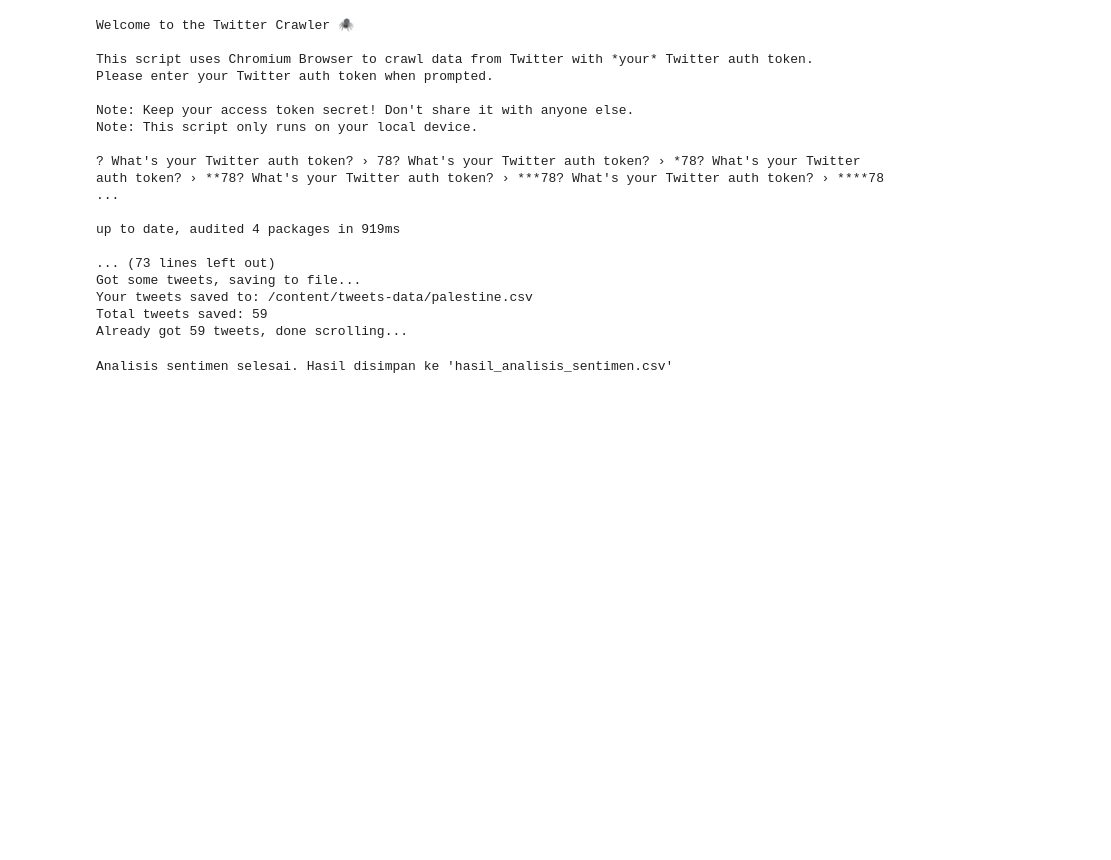
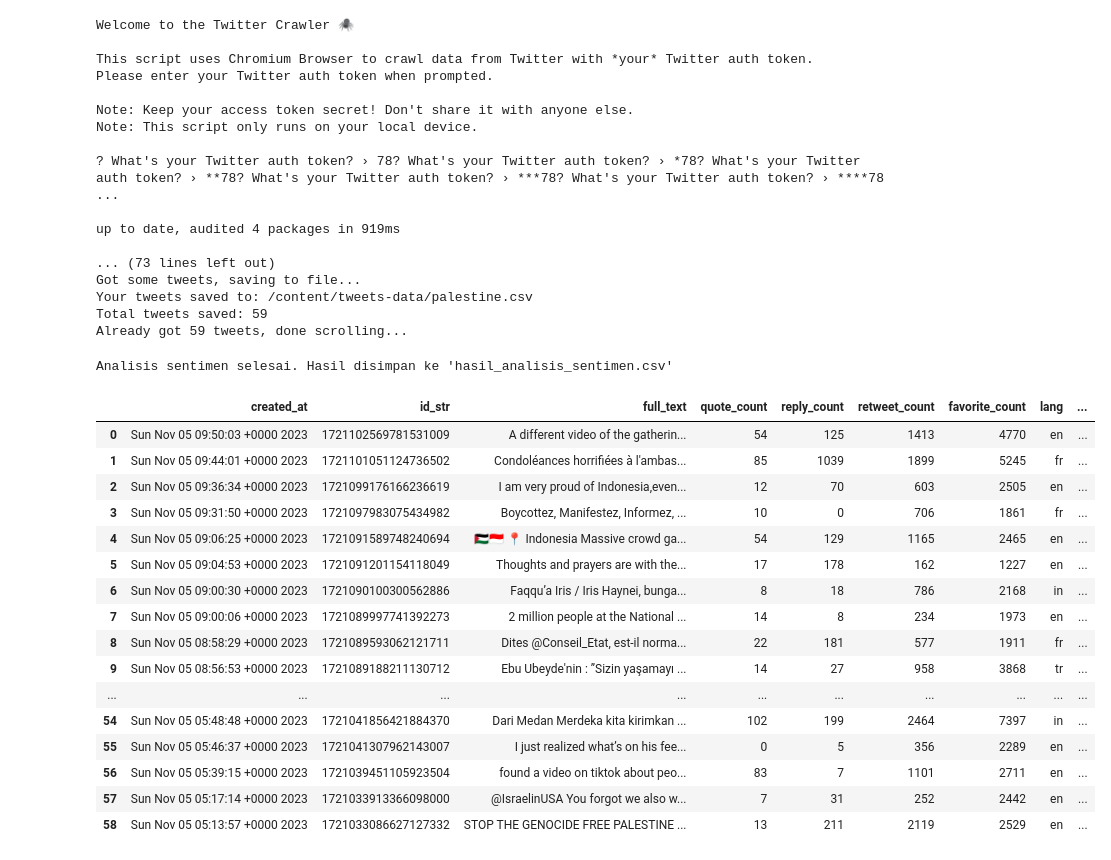
Before and after one commit to pikijhon/Analisys_Big_Data, a Jupyter notebook: TESTING/UJI_COBA_Sentimen_dari_Crawl_data_twitter.ipynb, the cells around one changed output. Drawn from its saved outputs; the diff is of its cells as text; code cells hidden in the pictures; blank space fills up the shorter version.

```diff
--- a/TESTING/UJI_COBA_Sentimen_dari_Crawl_data_twitter.ipynb
+++ b/TESTING/UJI_COBA_Sentimen_dari_Crawl_data_twitter.ipynb
@@ -90,3 +90,23 @@ df.to_csv('hasil_analisis_sentimen.csv', index=False)
 print("Analisis sentimen selesai. Hasil disimpan ke 'hasil_analisis_sentimen.csv'")
 # %% [output]
 Analisis sentimen selesai. Hasil disimpan ke 'hasil_analisis_sentimen.csv'
+# %%
+display(df)
+# %% [output]
+|  | created_at | id_str | full_text | quote_count | reply_count | retweet_count | favorite_count | lang | ... |
+| 0 | Sun Nov 05 09:50:03 +0000 2023 | 1721102569781531009 | A different video of the gatherin... | 54 | 125 | 1413 | 4770 | en | ... |
+| 1 | Sun Nov 05 09:44:01 +0000 2023 | 1721101051124736502 | Condoléances horrifiées à l'ambas... | 85 | 1039 | 1899 | 5245 | fr | ... |
+| 2 | Sun Nov 05 09:36:34 +0000 2023 | 1721099176166236619 | I am very proud of Indonesia,even... | 12 | 70 | 603 | 2505 | en | ... |
+| 3 | Sun Nov 05 09:31:50 +0000 2023 | 1721097983075434982 | Boycottez, Manifestez, Informez, ... | 10 | 0 | 706 | 1861 | fr | ... |
+| 4 | Sun Nov 05 09:06:25 +0000 2023 | 1721091589748240694 | 🇵🇸🇮🇩 📍 Indonesia Massive crowd ga... | 54 | 129 | 1165 | 2465 | en | ... |
+| 5 | Sun Nov 05 09:04:53 +0000 2023 | 1721091201154118049 | Thoughts and prayers are with the... | 17 | 178 | 162 | 1227 | en | ... |
+| 6 | Sun Nov 05 09:00:30 +0000 2023 | 1721090100300562886 | Faqqu’a Iris / Iris Haynei, bunga... | 8 | 18 | 786 | 2168 | in | ... |
+| 7 | Sun Nov 05 09:00:06 +0000 2023 | 1721089997741392273 | 2 million people at the National ... | 14 | 8 | 234 | 1973 | en | ... |
+| 8 | Sun Nov 05 08:58:29 +0000 2023 | 1721089593062121711 | Dites @Conseil_Etat, est-il norma... | 22 | 181 | 577 | 1911 | fr | ... |
+| 9 | Sun Nov 05 08:56:53 +0000 2023 | 1721089188211130712 | Ebu Ubeyde'nin : ”Sizin yaşamayı ... | 14 | 27 | 958 | 3868 | tr | ... |
+| ... | ... | ... | ... | ... | ... | ... | ... | ... | ... |
+| 54 | Sun Nov 05 05:48:48 +0000 2023 | 1721041856421884370 | Dari Medan Merdeka kita kirimkan ... | 102 | 199 | 2464 | 7397 | in | ... |
+| 55 | Sun Nov 05 05:46:37 +0000 2023 | 1721041307962143007 | I just realized what’s on his fee... | 0 | 5 | 356 | 2289 | en | ... |
+| 56 | Sun Nov 05 05:39:15 +0000 2023 | 1721039451105923504 | found a video on tiktok about peo... | 83 | 7 | 1101 | 2711 | en | ... |
+| 57 | Sun Nov 05 05:17:14 +0000 2023 | 1721033913366098000 | @IsraelinUSA You forgot we also w... | 7 | 31 | 252 | 2442 | en | ... |
+| 58 | Sun Nov 05 05:13:57 +0000 2023 | 1721033086627127332 | STOP THE GENOCIDE FREE PALESTINE ... | 13 | 211 | 2119 | 2529 | en | ... |
```
